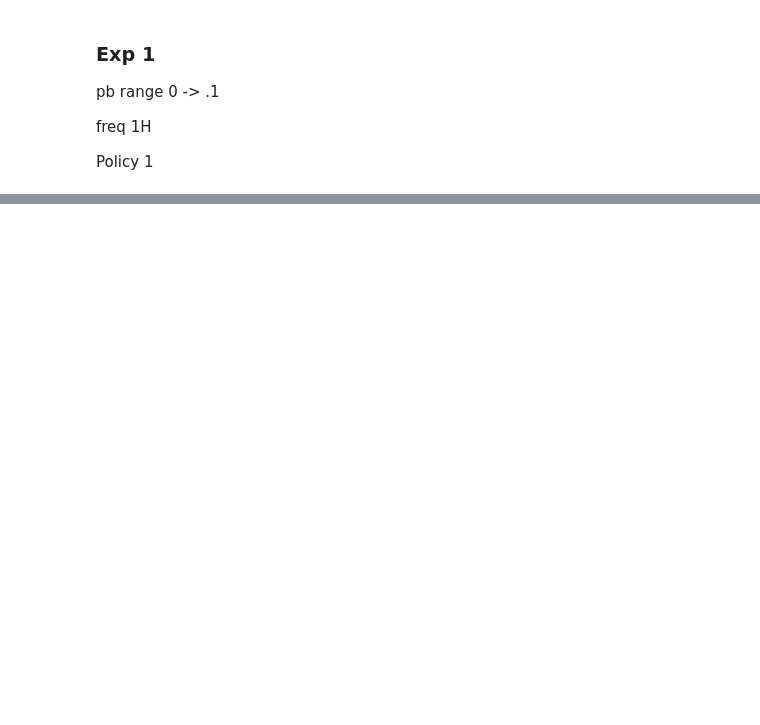
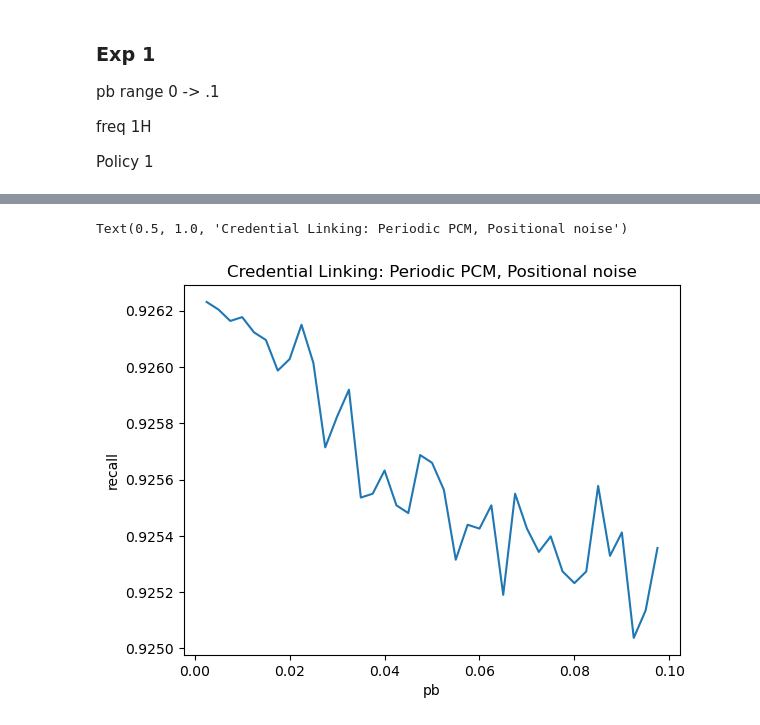
Before and after one commit to icmccorm/v2x-privacy-sim, a Jupyter notebook: viz/PositionalNoise.ipynb, the cells around one changed output, grey strips where cells are left out. Drawn from its saved outputs; the diff is of its cells as text; code cells hidden in the pictures; blank space fills up the shorter version.

```diff
--- a/viz/PositionalNoise.ipynb
+++ b/viz/PositionalNoise.ipynb
@@ -79,0 +90,20 @@ sns.lineplot(df_pos_noise, x="PB", y="Ave Positional Distance")
+# %%
+pb_range = np.arange(0.0025,.1,0.0025)
+
+exp_dir = "exp_data/Freq1_Policy1/PB0_SB{}_HB0"
+
+results_arr = []
+for pb in pb_range:
+    pb = round(pb,4)
+    # print(pb)
+    exp = exp_dir.format(pb)
+    results_ = pd.read_csv("{}/results.csv".format(exp))
+    results_["pb"] = pb
+    results_arr.append(results_)
+# %%
+results = pd.concat(results_arr).reset_index(drop=True)
+title = "Credential Linking: Periodic PCM, Positional noise"
+sns.lineplot(results, x="pb", y="recall").set_title(title)
+# %% [output]
+Text(0.5, 1.0, 'Credential Linking: Periodic PCM, Positional noise')
+[figure, added]
```
Also changed, not shown: parts of 10 cells of this notebook, 6 other files.
